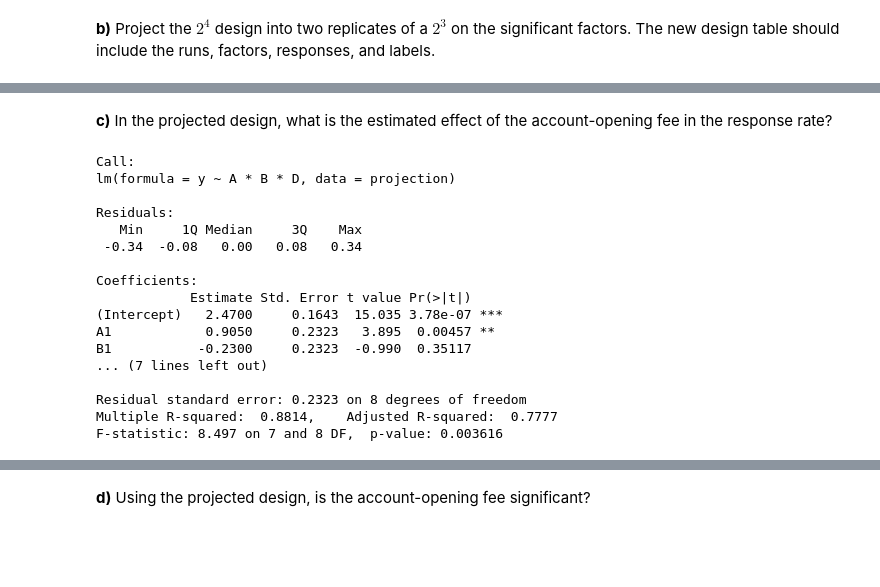
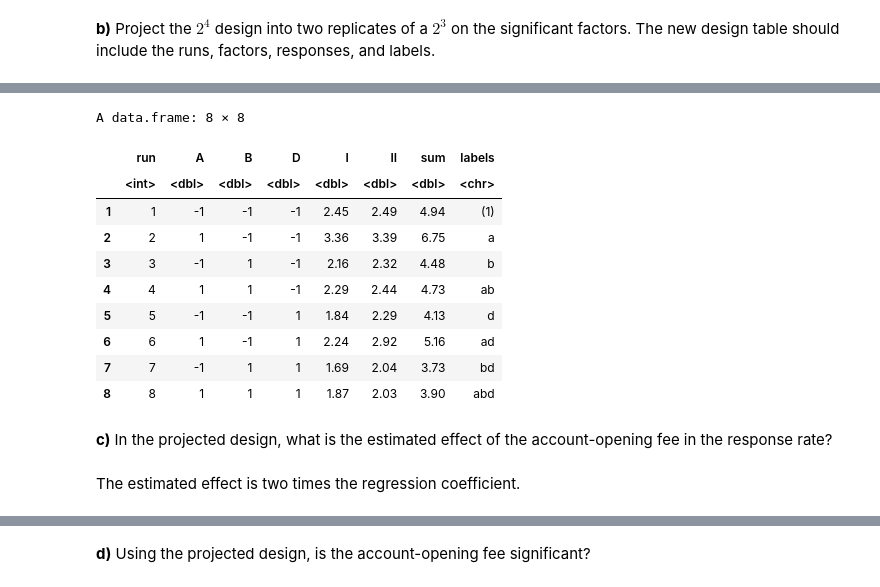
Before and after one commit to AlexWiigs/Code, a Jupyter notebook: STAT 558/558_A3/558_A3_Q1.ipynb, the cells around one changed output, grey strips where cells are left out. Drawn from its saved outputs; the diff is of its cells as text; code cells hidden in the pictures; blank space fills up the shorter version.

```diff
--- a/STAT 558/558_A3/558_A3_Q1.ipynb
+++ b/STAT 558/558_A3/558_A3_Q1.ipynb
@@ -65,23 +58,32 @@ A data.frame: 16 × 6
+# %%
+# Drop C and change the labels.
+edit <- subset(data, select = -c(C,run))
+edit$label <- gsub("c", "", edit$label)
+edit$label[5] <- "(1)"
+# Define new columns.
+run <- 1:8
+factorials <- edit[c(1:4, 9:12), 1:3]
+I <- edit$y[c(1:4, 9:12)]
+II <- edit$y[c(5:8, 13:16)]
+sum <- I + II
+labels <- edit$label[c(1:4, 9:12)]
+# Create the new projected data frame:
+projection <- data.frame(run, factorials, I, II,sum, labels)
+rownames(projection) <- 1:8
+projection
+# %% [output]
+A data.frame: 8 × 8
+|  | run | A | B | D | I | II | sum | labels |
+|  | <int> | <dbl> | <dbl> | <dbl> | <dbl> | <dbl> | <dbl> | <chr> |
+| 1 | 1 | -1 | -1 | -1 | 2.45 | 2.49 | 4.94 | (1) |
+| 2 | 2 | 1 | -1 | -1 | 3.36 | 3.39 | 6.75 | a |
+| 3 | 3 | -1 | 1 | -1 | 2.16 | 2.32 | 4.48 | b |
+| 4 | 4 | 1 | 1 | -1 | 2.29 | 2.44 | 4.73 | ab |
+| 5 | 5 | -1 | -1 | 1 | 1.84 | 2.29 | 4.13 | d |
+| 6 | 6 | 1 | -1 | 1 | 2.24 | 2.92 | 5.16 | ad |
+| 7 | 7 | -1 | 1 | 1 | 1.69 | 2.04 | 3.73 | bd |
+| 8 | 8 | 1 | 1 | 1 | 1.87 | 2.03 | 3.90 | abd |
 # %% [markdown]
 **c)** In the projected design, what is the estimated effect of the account-opening fee in the response rate?
-# %%
-model2 <- lm(y ~ A*B*D, data = projection)
-summary(model2)
-# %% [output]
-Call:
-lm(formula = y ~ A * B * D, data = projection)
-
-Residuals:
-   Min     1Q Median     3Q    Max
- -0.34  -0.08   0.00   0.08   0.34
-
-Coefficients:
-            Estimate Std. Error t value Pr(>|t|)
-(Intercept)   2.4700     0.1643  15.035 3.78e-07 ***
-A1            0.9050     0.2323   3.895  0.00457 **
-B1           -0.2300     0.2323  -0.990  0.35117
-... (7 lines left out)
-
-Residual standard error: 0.2323 on 8 degrees of freedom
-Multiple R-squared:  0.8814,    Adjusted R-squared:  0.7777
-F-statistic: 8.497 on 7 and 8 DF,  p-value: 0.003616
+# %% [markdown]
+The estimated effect is two times the regression coefficient.
```
Also changed, not shown: parts of 19 cells of this notebook, 20 other files.
